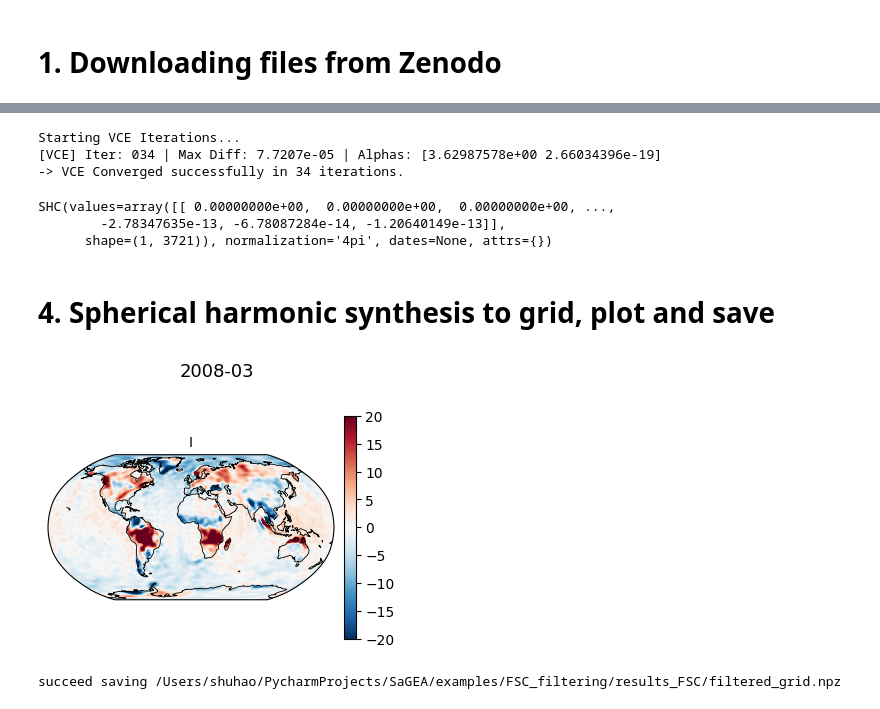
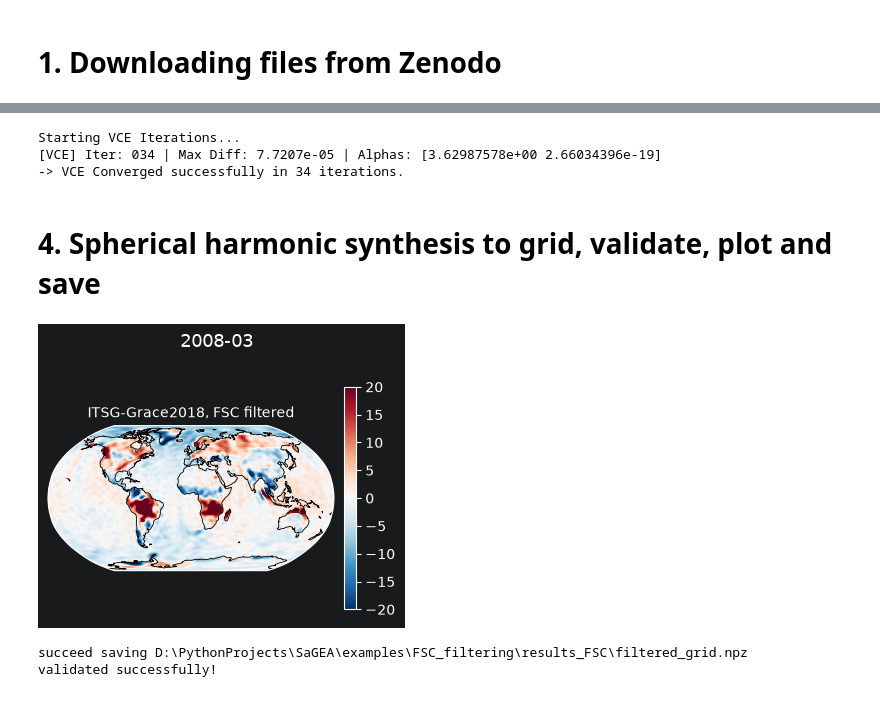
Before and after one commit to NCSGgroup/SaGEA, a Jupyter notebook: examples/FSC_filtering/notebook/Notebook_FSC.ipynb, the cells around one changed output, grey strips where cells are left out. Drawn from its saved outputs; the diff is of its cells as text; code cells hidden in the pictures.

Commit message:
sagea==0.2.8 Optimized the path configuration issue in FSC notebook and added results for validation

```diff
--- a/examples/FSC_filtering/notebook/Notebook_FSC.ipynb
+++ b/examples/FSC_filtering/notebook/Notebook_FSC.ipynb
@@ -83,10 +96,10 @@ import numpy as np
 import pathlib
 
 """define file paths"""
-path_gfc = pathlib.Path("data_FSC/ITSG-Grace2018_n96_2008-03.gfc")
-path_gif48 = pathlib.Path("data_FSC/GIF48.gfc")
-path_snx = pathlib.Path("data_FSC/ITSG-Grace2018_n96_2008-03.snx")
-path_sig_VCM = pathlib.Path("data_FSC/VCM_Sig_HIS_full_1995_2020_monthly.npy")
+path_gfc = NOTEBOOK_DIR.parent / "data_FSC/ITSG-Grace2018_n96_2008-03.gfc"
+path_gif48 = NOTEBOOK_DIR.parent / "data_FSC/GIF48.gfc"
+path_snx = NOTEBOOK_DIR.parent / "data_FSC/ITSG-Grace2018_n96_2008-03.snx"
+path_sig_VCM = NOTEBOOK_DIR.parent / "data_FSC/VCM_Sig_HIS_full_1995_2020_monthly.npy"
 
 """parameters"""
 lmax = 60  # max degree/order
@@ -146,50 +161,59 @@ def generate_kaula_matrix(l_max=60, power=2.):
 
 vcm_kaula = generate_kaula_matrix(l_max=lmax, power=4)
 
-shc.filter(
+shc_fsc = shc.filter(
     "fsc",
     vcm_err=vcm_err,
     vcm_sig_list=[vcm_sig, vcm_kaula],
     init_alphas=[1, 1],
     from_degree=2,
     scale=1e0,
-    inplace=True
+    tol=1e-4,
+    max_iter=100,
+    inplace=False
 )
 # %% [output]
 Starting VCE Iterations...
 [VCE] Iter: 034 | Max Diff: 7.7207e-05 | Alphas: [3.62987578e+00 2.66034396e-19]
 -> VCE Converged successfully in 34 iterations.
-SHC(values=array([[ 0.00000000e+00,  0.00000000e+00,  0.00000000e+00, ...,
-        -2.78347635e-13, -6.78087284e-14, -1.20640149e-13]],
-      shape=(1, 3721)), normalization='4pi', dates=None, attrs={})
 # %% [markdown]
-# 4. Spherical harmonic synthesis to grid, plot and save
+# 4. Spherical harmonic synthesis to grid, validate, plot and save
 # %%
+import cartopy
 
+"""spherical harmonic synthesis to 1x1 gridded map of EWHA field"""
+grid_space = 1  # degree
+shc_fsc_ewh = shc_fsc.convert(from_type="Geopotential", to_type="EWH", inplace=False)  # convert to equivalent water height (EWH, [m])
+grid = shc_fsc_ewh.to_grid(1)
+grid.value *= 100  # into unit [cm]
 
-grid_space = 1  # degree
-
-shc.convert(from_type="Geopotential", to_type="EWH", inplace=True)  # convert to equivalent water height (EWH, [m])
-grid = shc.to_grid(1)
-
-grid.value *= 100  # into unit [cm]
+"""plot"""
 grid.plot(
     index=[0],
-    titles="ITSG-Grace2018, FSC filtered",
+    titles=["ITSG-Grace2018, FSC filtered",],
     title='2008-03',
     gridlines=False,
     vmin=-20, vmax=20,
     projection=cartopy.crs.Robinson()
 )
 
-savepath = pathlib.Path("results_FSC/filtered_grid.npz")
+"""save grid file"""
+path_save_grid = NOTEBOOK_DIR.parent / "results_FSC/filtered_grid.npz"
 np.savez(
-    savepath,
+    path_save_grid,
     ewh = grid.value,
     lat = grid.lat,
     lon = grid.lon,
 )
-print(f"succeed saving {savepath.absolute()}")
+print(f"succeed saving {path_save_grid.absolute()}")
+
+"""validate"""
+path_validation = NOTEBOOK_DIR.parent / "results_FSC/validation_filtered_grid.npz"
+load_validation = np.load(path_validation)
+diff_ewh = load_validation["ewh"] - grid.value
+if np.max(np.abs(diff_ewh)) < 1e-6:
+    print("validated successfully!")
 # %% [output]
-[figure, old version]
+[figure, new version]
-succeed saving /Users/shuhao/PycharmProjects/SaGEA/examples/FSC_filtering/results_FSC/filtered_grid.npz
+succeed saving D:\PythonProjects\SaGEA\examples\FSC_filtering\results_FSC\filtered_grid.npz
+validated successfully!
```
Also changed, not shown: parts of 4 cells of this notebook, 2 other files.
